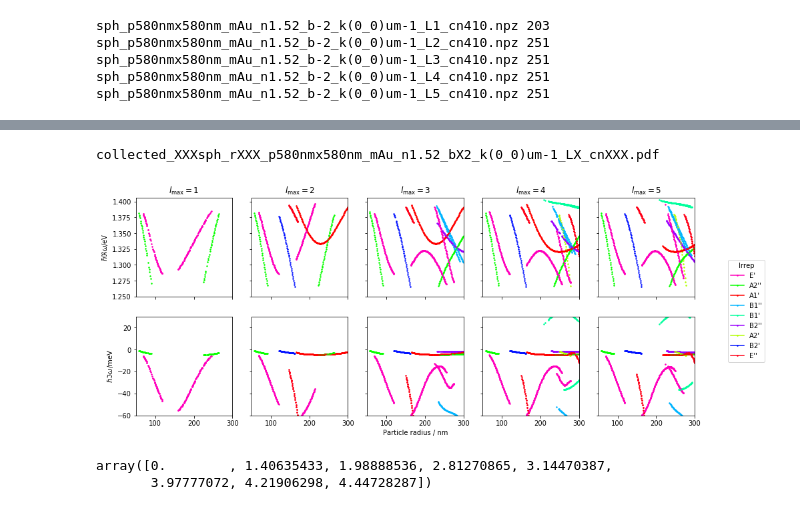
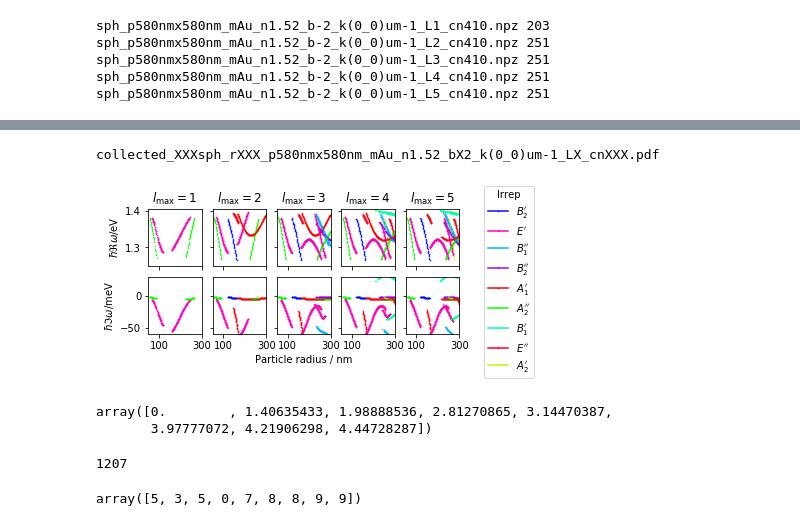
Before and after one commit to kostyfisik/qpms, a Jupyter notebook: examples/size_vs_lMax/AuSphere/_mode_r_dep.ipynb, the cells around one changed output, grey strips where cells are left out. Cells and saved outputs as stored; diff of their text form; code cells hidden in the pictures.

Commit message:
size_vs_lMax plot script as in the paper
Former-commit-id: db19f07b9e2c2f92cab16dc2ecd72518e55ce19e

```diff
--- a/examples/size_vs_lMax/AuSphere/_mode_r_dep.ipynb
+++ b/examples/size_vs_lMax/AuSphere/_mode_r_dep.ipynb
@@ -24,6 +24,19 @@ markerdict = {
     -1: 'd',
 }
 
+
+D4h_irlabels = {"B2''":"$B_2''$",
+                "B2'":"$B_2'$",
+                "A1''":"$A_1''$",
+                "A1'":"$A_1'$",
+                "A2''":"$A_2''$",
+                "B1''":"$B_1''$",
+                "A2'":"$A_2'$",
+                "B1'":"$B_1'$",
+                "E'":"$E'$",
+                "E''":"$E''$",}
+
+
 prop_cycle = plt.rcParams['axes.prop_cycle']
 colors = prop_cycle.by_key()['color']
 colordict = {i: colors[(i+1)] for i in range(-4,8)}
@@ -130,7 +143,7 @@ inpure result detected [1.         1.         0.99999998 0.99999961 0.93267685 0
  2.34414238e-01 3.72766210e-03 4.72444059e-03 7.62106094e-02
  6.32796684e-02 5.63231562e-02]
 # %%
-fig = plt.figure(figsize=(15,6))
+fig = plt.figure(figsize=(6,3))
 axesR = {}
 axesI = {}
 for i, lMax in enumerate(lMaxes):
@@ -150,46 +163,57 @@ for i, lMax in enumerate(lMaxes):
     else:
         axesR[lMax].tick_params(labelleft=False)
         axesI[lMax].tick_params(labelleft=False)
+    axesR[lMax].set_xticks([100,300])
+    axesI[lMax].set_xticks([100,300])
 
 res_thr = 0.00015
 
 ir_labeled=set()
 if True:
   for (lMax, radius), (eigvals, residuals, b, ef, irclass) in plotdata.items():
     for i, (e, res, iri) in enumerate(zip(eigvals, residuals, irclass)):
         #if i == 0:
         if res < res_thr:# and e.real < 2.14e15:
             if iri in ir_labeled:
                 label=None
             else:
                 ir_labeled.add(iri)
-                label=irlabels[iri]
+                label=D4h_irlabels[irlabels[iri]]
             axesR[lMax].plot(radius*1e9, e.real/eh,
                              marker='.',
                              #marker=markerfun(b),
-                    ms=3, #c=colorfun(b)
+                    ms=1, #c=colorfun(b)
                     c=matplotlib.cm.hsv(iri/9),
                     #c = colorfun(iri),
                     label=label,
                    )
             axesI[lMax].plot(radius*1e9, e.imag/eh*1000,
                     #marker='x',
                     #c=colorfun(b),
                     c=matplotlib.cm.hsv(iri/9),#colorfun(iri),
                     marker='.', #markerfun(b),
-                             ms=3,
+                             ms=1,
                     #label=label
-                   )
-fig.legend(title="Irrep", loc="center right")
+                            )
+fig.legend(title="Irrep", loc="upper right")
+plt.subplots_adjust(bottom=0.3, right=0.82,left=0.10)
 #fig.suptitle('$l_\mathrm{max}=%d$, residual threshold = %g' % (lMax, res_thr) )
 fig.savefig(plotfilename)
 fig.savefig(plotfilename.replace('pdf', 'png'))
 print(plotfilename)
 # %% [output]
 collected_XXXsph_rXXX_p580nmx580nm_mAu_n1.52_bX2_k(0_0)um-1_LX_cnXXX.pdf
-[figure, old version]
+[figure, new version]
 # %%
 ef / eh
 # %% [output]
 array([0.        , 1.40635433, 1.98888536, 2.81270865, 3.14470387,
        3.97777072, 4.21906298, 4.44728287])
+# %%
+len(plotdata)
+# %% [output]
+1207
+# %%
+irclass
+# %% [output]
+array([5, 3, 5, 0, 7, 8, 8, 9, 9])
```
Also changed, not shown: parts of 2 cells of this notebook.
